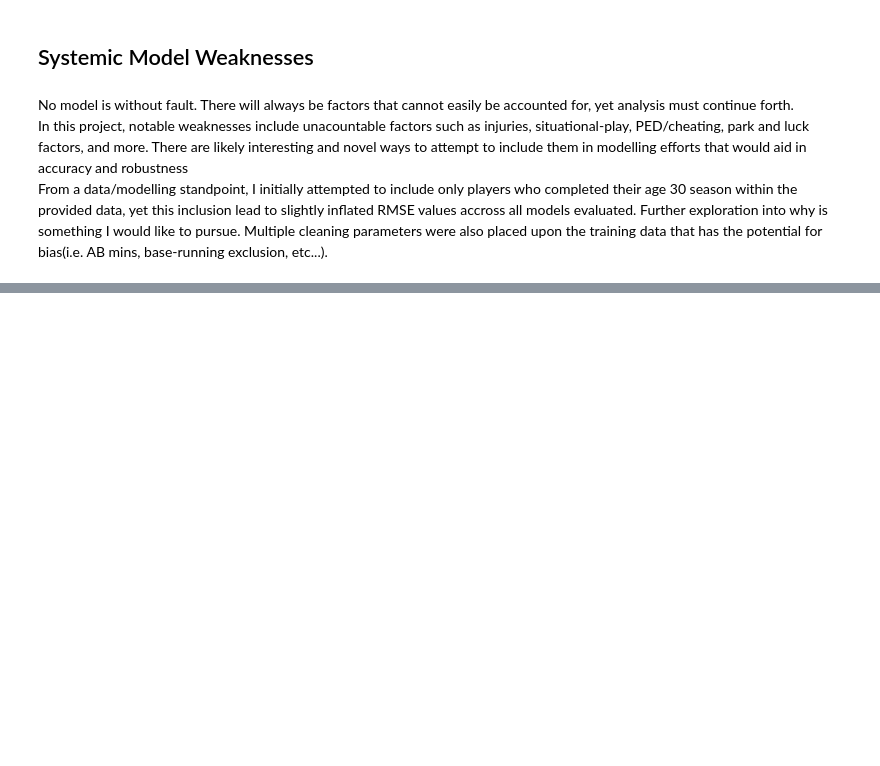
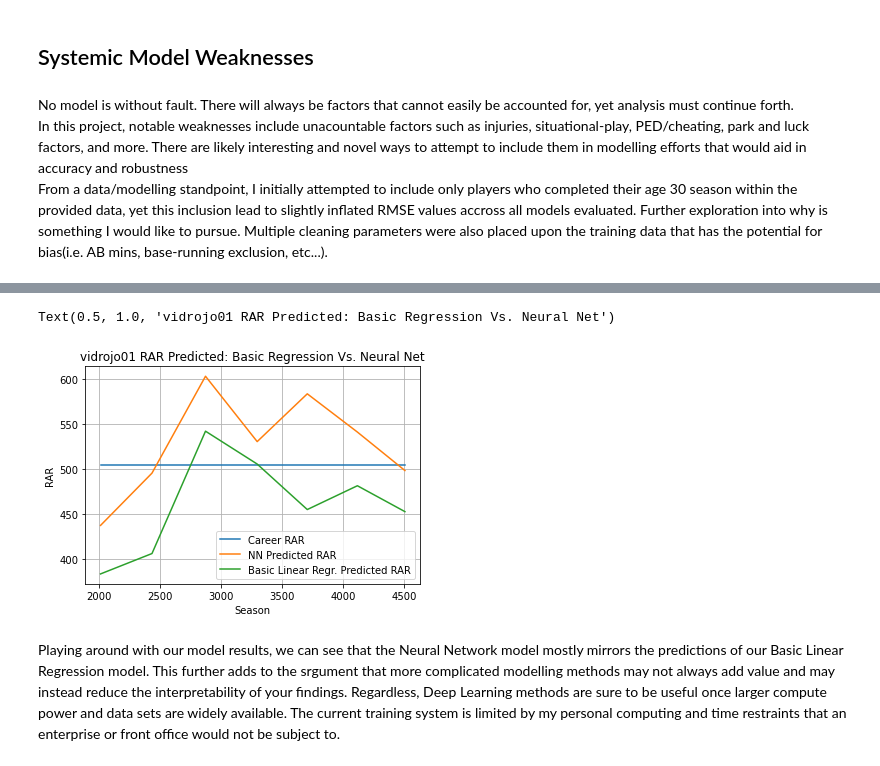
Before and after one commit to TimBrownDataSci/Baseball-RAR-Prediction, a Jupyter notebook: RAR Prediction Notebook-Tim Brown.ipynb, the cells around one changed output, grey strips where cells are left out. Drawn from its saved outputs; the diff is of its cells as text; code cells hidden in the pictures; blank space fills up the shorter version.

```diff
--- a/RAR Prediction Notebook-Tim Brown.ipynb
+++ b/RAR Prediction Notebook-Tim Brown.ipynb
@@ -353,0 +365,22 @@ From a data/modelling standpoint, I initially attempted to include only players
+# %%
+from tensorflow.keras.models import Sequential, load_model
+from tensorflow.keras.layers import Dense
+from sklearn.metrics import mean_squared_error
+from numpy.random import seed
+seed(1)
+
+y = normalized_starts.career_RAR
+X = normalized_starts[['yearID', 'H', 'Age','RAR']]
+X_train, X_test , y_train, y_test = train_test_split(X, y, test_size=0.3, random_state=1)
+# %%
+model = Sequential()
+model.add(Dense(units=4, activation='relu', input_dim=4))
+model.add(Dense(units=8, activation='relu'))
+model.add(Dense(units=16, activation='relu'))
+model.add(Dense(units=16, activation='relu'))
+model.add(Dense(units=8, activation='relu'))
+model.add(Dense(units=4, activation='relu'))
+model.add(Dense(1, activation='linear'))
+model.compile(loss='mse', optimizer='adam')
+
+model.fit(X_train, y_train, epochs=250, batch_size=25)
@@ -353,0 +413,2 @@ From a data/modelling standpoint, I initially attempted to include only players
+# %%
+predictions["NN_Predicted"] = model.predict(predictions[['yearID', 'H', 'Age','RAR']])
@@ -353,0 +422,16 @@ From a data/modelling standpoint, I initially attempted to include only players
+# %%
+player_key = 29
+
+plt.plot(predictions[predictions.playerID == players[player_key]].career_RAR, label = "Career RAR")
+plt.plot(predictions[predictions.playerID == players[player_key]].NN_Predicted, label = "NN Predicted RAR")
+plt.plot(predictions[predictions.playerID == players[player_key]].P_RAR, label = "Basic Linear Regr. Predicted RAR")
+plt.legend()
+plt.xlabel("Season")
+plt.ylabel("RAR")
+plt.grid()
+plt.title(players[player_key]+ " RAR Predicted: Basic Regression Vs. Neural Net")
+# %% [output]
+Text(0.5, 1.0, 'vidrojo01 RAR Predicted: Basic Regression Vs. Neural Net')
+[figure, added]
+# %% [markdown]
+Playing around with our model results, we can see that the Neural Network model mostly mirrors the predictions of our Basic Linear Regression model. This further adds to the srgument that more complicated modelling methods may not always add value and may instead reduce the interpretability of your findings. Regardless, Deep Learning methods are sure to be useful once larger compute power and data sets are widely available. The current training system is limited by my personal computing and time restraints that an enterprise or front office would not be subject to.
```
Also changed, not shown: parts of 14 cells of this notebook.
